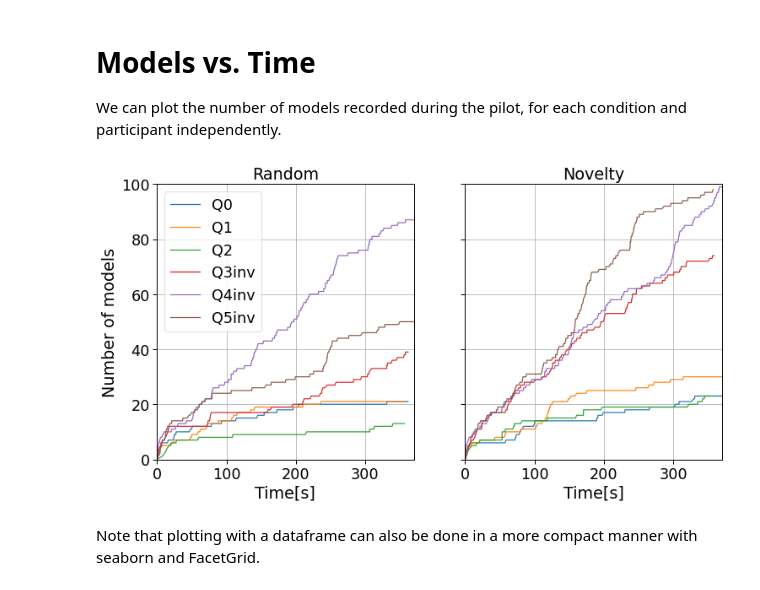
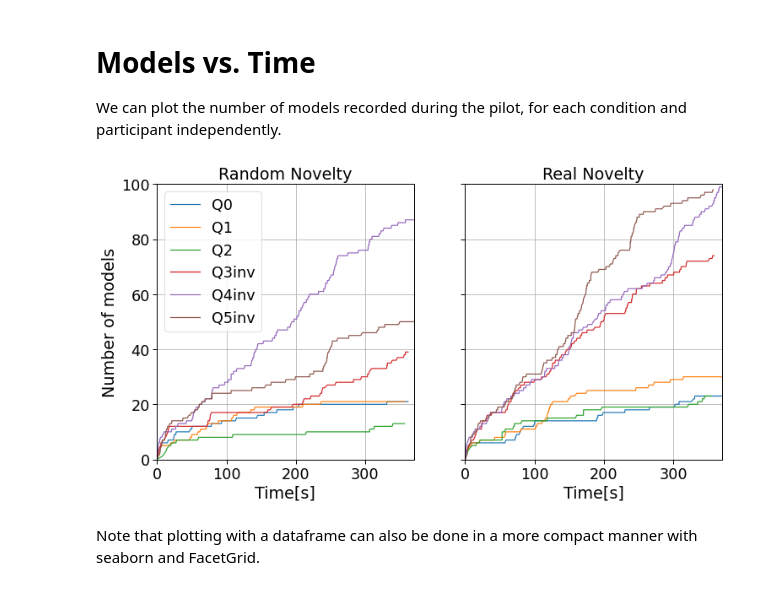
Before and after one commit to ircam-ismm/nime2022-elicitation-demo, a Jupyter notebook: notebooks/pilot_data.ipynb, the cells around one changed output. Saved outputs shown, nothing was run; the diff lists cells and outputs as text; code cells hidden in the pictures.

```diff
--- a/notebooks/pilot_data.ipynb
+++ b/notebooks/pilot_data.ipynb
@@ -12,37 +12,38 @@ We can plot the number of models recorded during the pilot, for each condition a
 # %%
 sns.set_context('paper', font_scale=2)
 fig, axs = plt.subplots(1, 2, figsize=(12, 6))
 
 for i, grp in select(df, condition='c1').groupby('user'):
     grp['then'] -= grp['then'].iloc[0]
     # grp['then'] = pd.to_datetime(grp['then'], unit='ms').dt.time
     grp['then'] /= 1000
     grp.plot('then', 'length', ax=axs[0], label=i)
 
 for i, grp in select(df, condition='c2').groupby('user'):
     grp['then'] -= grp['then'].iloc[0]
     # grp['then'] = pd.to_datetime(grp['then'], unit='ms').dt.time
     grp['then'] /= 1000
     grp.plot('then', 'length', ax=axs[1], label=i)
 
-axs[0].set_title('Random')
-axs[1].set_title('Novelty')
+axs[0].set_title('Random Novelty')
+axs[1].set_title('Real Novelty')
 
 for ax in axs:
     ax.set_xlim([0, 370])
     ax.set_ylim([0, 100])
     ax.set_xlabel('Time[s]')
     ax.set_ylabel('Number of models')
     ax.grid()
 
 axs[1].get_legend().remove()
 axs[1].set_ylabel('')
 axs[1].set_yticklabels([]);
 
-if False:
+if True:
     fig.savefig('fig/model_time.png')
+    fig.savefig('fig/model_time.pdf')
 # %% [output]
-[figure, old version]
+[figure, new version]
 # %% [markdown]
 Note that plotting with a dataframe can also be done in a more compact manner with seaborn and FacetGrid.
 # %%
```
Also changed, not shown: parts of 9 cells of this notebook.
